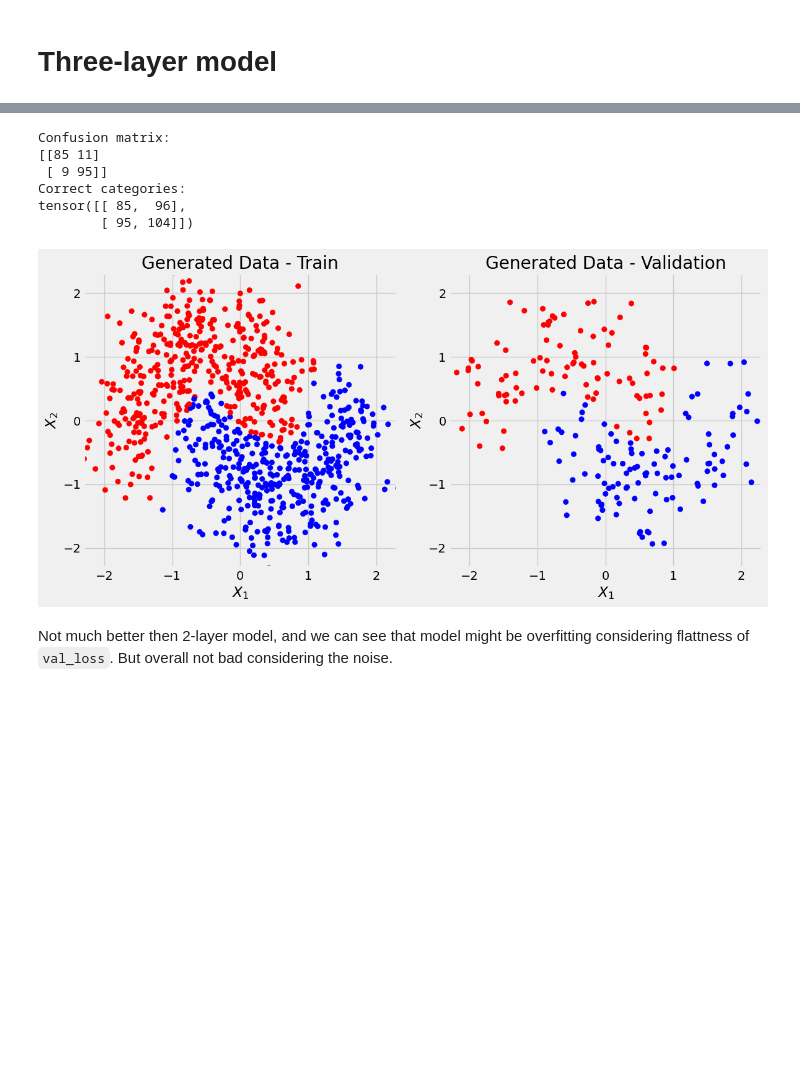
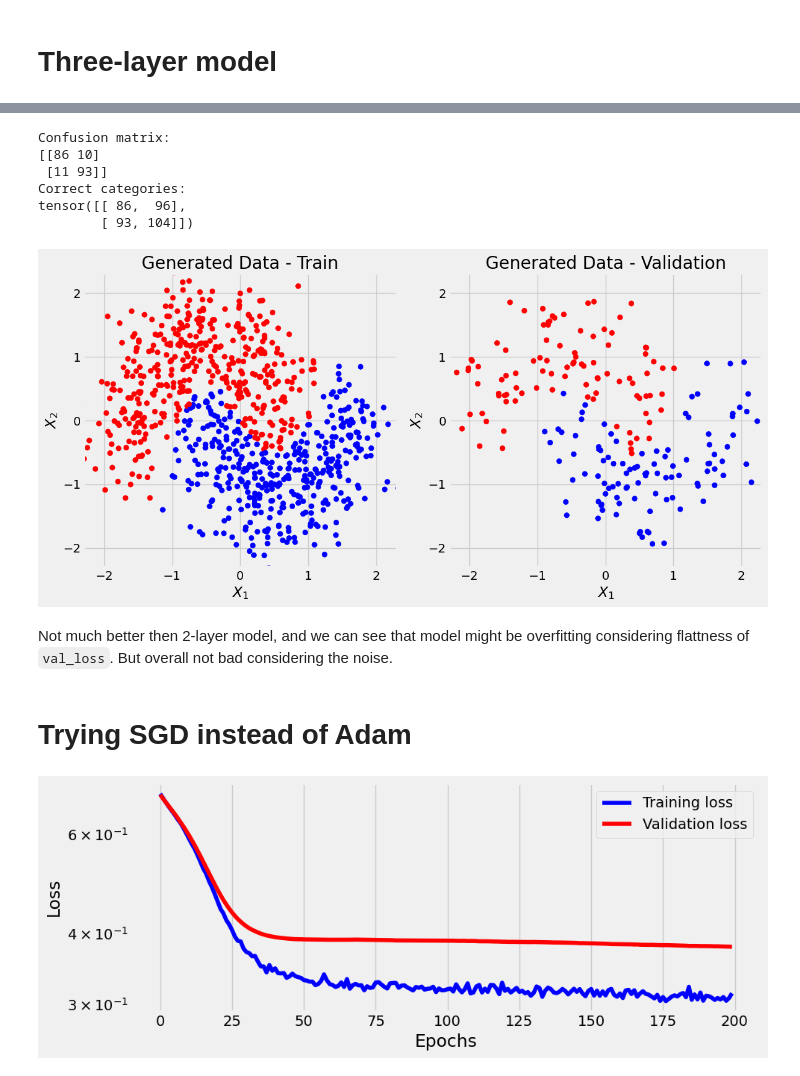
Before and after one commit to nesaboz/pytorch_educative, a Jupyter notebook: nbs/03_binary_classification.ipynb, the cells around one changed output, grey strips where cells are left out. Saved outputs shown, nothing was run; the diff lists cells and outputs as text; code cells hidden in the pictures; blank space fills up the shorter version.

```diff
--- a/nbs/03_binary_classification.ipynb
+++ b/nbs/03_binary_classification.ipynb
@@ -183,12 +186,30 @@ _ = sbs_nonlin2.plot_losses()
 # %%
-predict_plot_count(sbs_nonlin)
+predict_plot_count(sbs_nonlin2)
 # %% [output]
 Confusion matrix:
-[[85 11]
- [ 9 95]]
+[[86 10]
+ [11 93]]
 Correct categories:
-tensor([[ 85,  96],
-        [ 95, 104]])
+tensor([[ 86,  96],
+        [ 93, 104]])
-[figure, old version]
+[figure, new version]
 # %% [markdown]
 Not much better then 2-layer model, and we can see that model might be overfitting considering flattness of `val_loss`. But overall not bad considering the noise.
+# %% [markdown]
+# Trying SGD instead of Adam
+# %%
+model_nonlin2 = nn.Sequential()
+model_nonlin2.add_module('linear1', nn.Linear(2,50))
+model_nonlin2.add_module('relu1', nn.ReLU())
+model_nonlin2.add_module('linear2', nn.Linear(50,20))
+model_nonlin2.add_module('relu2', nn.ReLU())
+model_nonlin2.add_module('linear3', nn.Linear(20,1))
+model_nonlin2.add_module('sigmoid', nn.Sigmoid())
+optimizer = optim.SGD(model_nonlin2.parameters(), lr=lr)
+
+sbs_nonlin2 = StepByStep(model_nonlin2, optimizer, loss_fn)
+sbs_nonlin2.set_loaders(train_loader, val_loader)
+sbs_nonlin2.train(200)
+_ = sbs_nonlin2.plot_losses()
+# %% [output]
+[figure, added]
```
Also changed, not shown: parts of 12 cells of this notebook.
